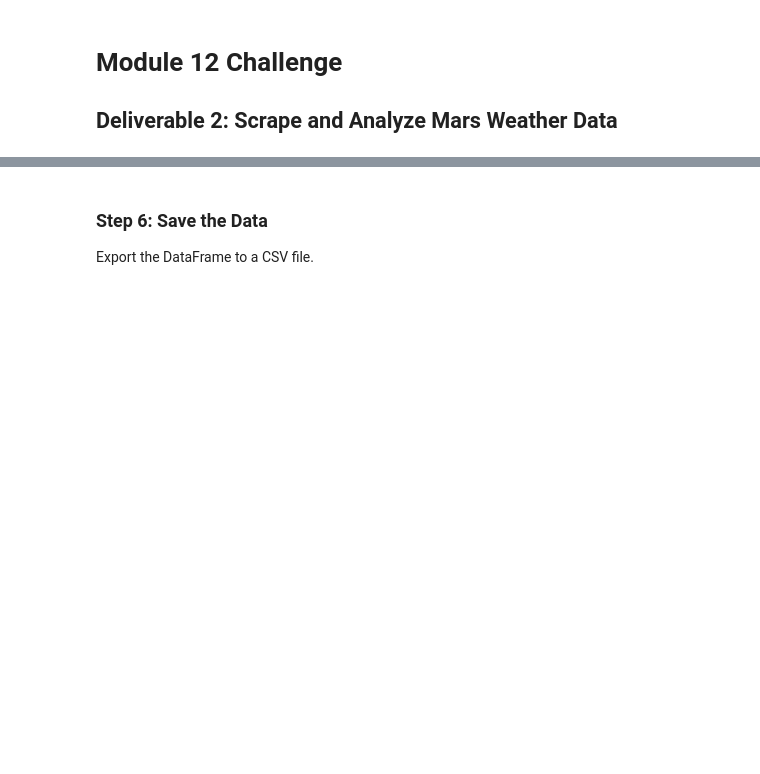
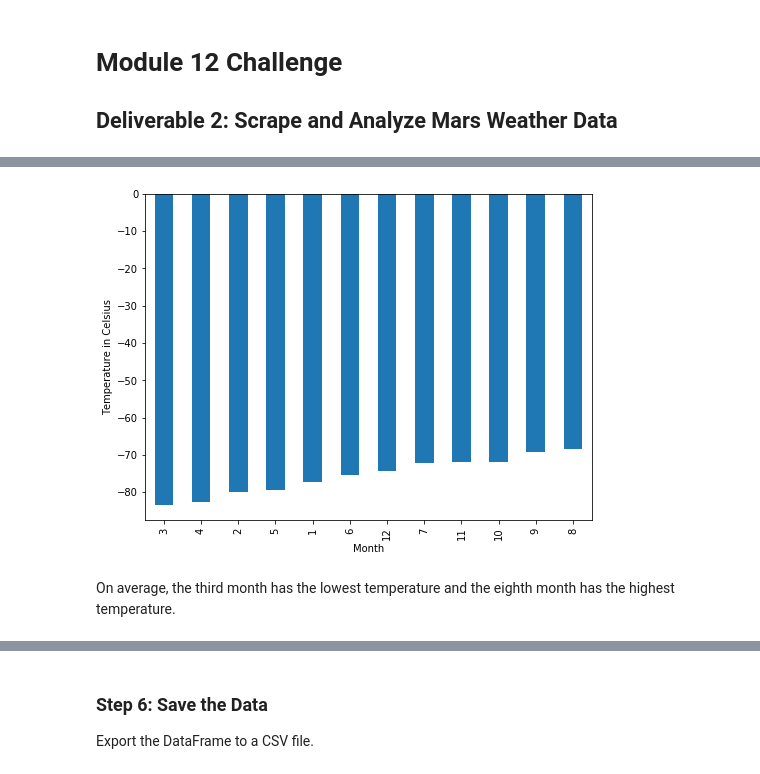
Before and after one commit to katiedjahan/Data-Collection-Challenge, a Jupyter notebook: Analysis/part_2_mars_weather.ipynb, the cells around one changed output, grey strips where cells are left out. Saved outputs shown, nothing was run; the diff lists cells and outputs as text; code cells hidden in the pictures; blank space fills up the shorter version.

```diff
--- a/Analysis/part_2_mars_weather.ipynb
+++ b/Analysis/part_2_mars_weather.ipynb
@@ -183,0 +142,12 @@ The distance from peak to peak is roughly 1425-750, or 675 days. A year on Mars
+# %%
+# Identify the coldest and hottest months in Curiosity's location
+avg_low_temp_sorted = avg_low_temp.sort_values()
+
+temp_plot_sorted = avg_low_temp_sorted.plot(kind="bar",figsize=(8,6))
+temp_plot_sorted.set_xlabel("Month")
+temp_plot_sorted.set_ylabel("Temperature in Celsius")
+plt.show()
+# %% [output]
+[figure, added]
+# %% [markdown]
+On average, the third month has the lowest temperature and the eighth month has the highest temperature.
```
Also changed, not shown: parts of 49 cells of this notebook, 1 other file.
